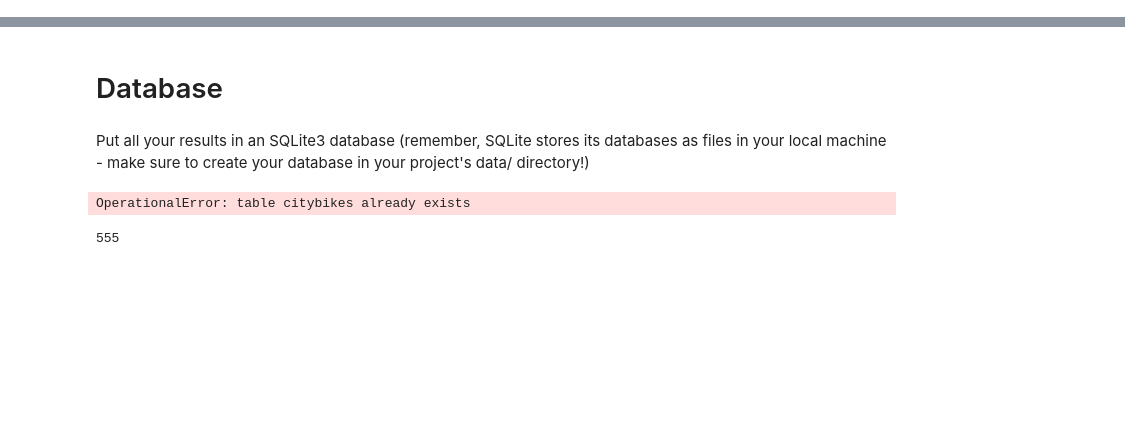
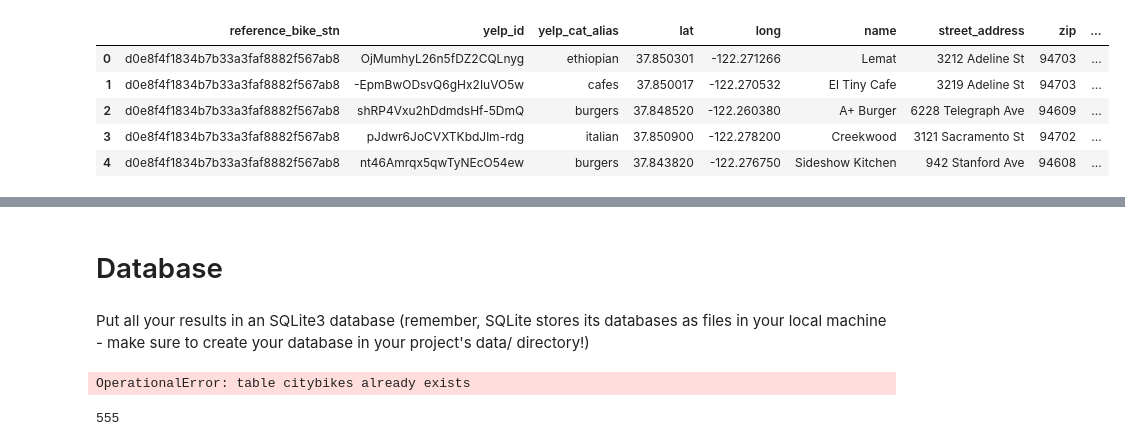
Before and after one commit to briggyx/biking_bayarea, a Jupyter notebook: docs/joining_data.ipynb, the cells around one changed output, grey strips where cells are left out. Cells and saved outputs as stored; diff of their text form; code cells hidden in the pictures; blank space fills up the shorter version.

```diff
--- a/docs/joining_data.ipynb
+++ b/docs/joining_data.ipynb
@@ -52,0 +62,11 @@ yelp_df.head(5)
+# %%
+yelp_df['distance_from_bike_stn'] = yelp_df['distance_from_bike_stn'].round().astype(int)
+yelp_df.rename(columns={'cat_alias': 'yelp_cat_alias'}, inplace=True)
+yelp_df.head(5)
+# %% [output]
+|  | reference_bike_stn | yelp_id | yelp_cat_alias | lat | long | name | street_address | zip | ... |
+| 0 | d0e8f4f1834b7b33a3faf8882f567ab8 | OjMumhyL26n5fDZ2CQLnyg | ethiopian | 37.850301 | -122.271266 | Lemat | 3212 Adeline St | 94703 | ... |
+| 1 | d0e8f4f1834b7b33a3faf8882f567ab8 | -EpmBwODsvQ6gHx2IuVO5w | cafes | 37.850017 | -122.270532 | El Tiny Cafe | 3219 Adeline St | 94703 | ... |
+| 2 | d0e8f4f1834b7b33a3faf8882f567ab8 | shRP4Vxu2hDdmdsHf-5DmQ | burgers | 37.848520 | -122.260380 | A+ Burger | 6228 Telegraph Ave | 94609 | ... |
+| 3 | d0e8f4f1834b7b33a3faf8882f567ab8 | pJdwr6JoCVXTKbdJlm-rdg | italian | 37.850900 | -122.278200 | Creekwood | 3121 Sacramento St | 94702 | ... |
+| 4 | d0e8f4f1834b7b33a3faf8882f567ab8 | nt46Amrqx5qwTyNEcO54ew | burgers | 37.843820 | -122.276750 | Sideshow Kitchen | 942 Stanford Ave | 94608 | ... |
```
Also changed, not shown: parts of 11 cells of this notebook, 3 other files.
